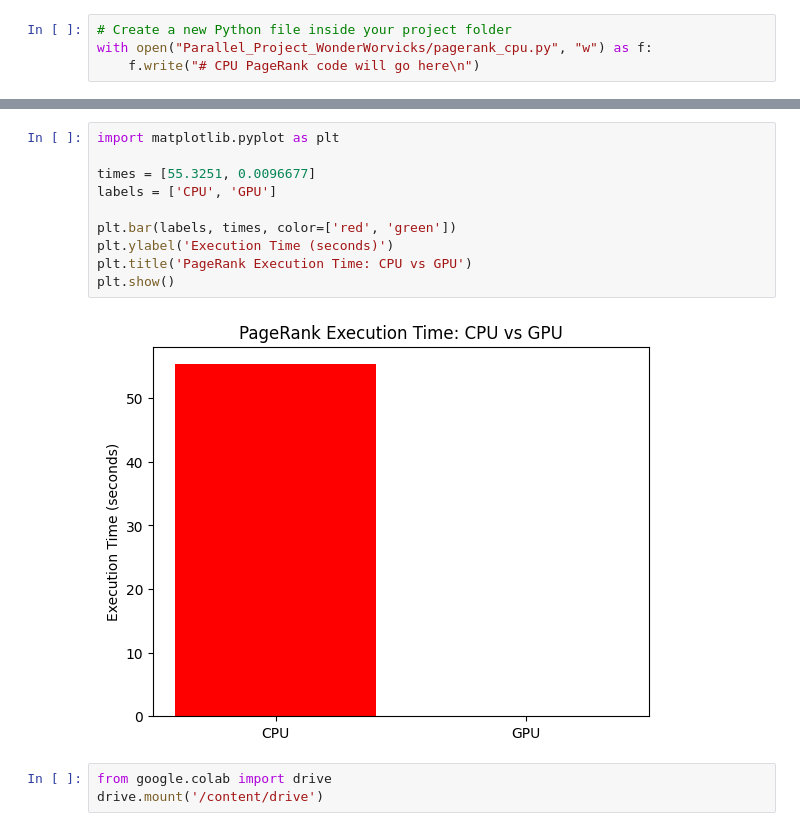
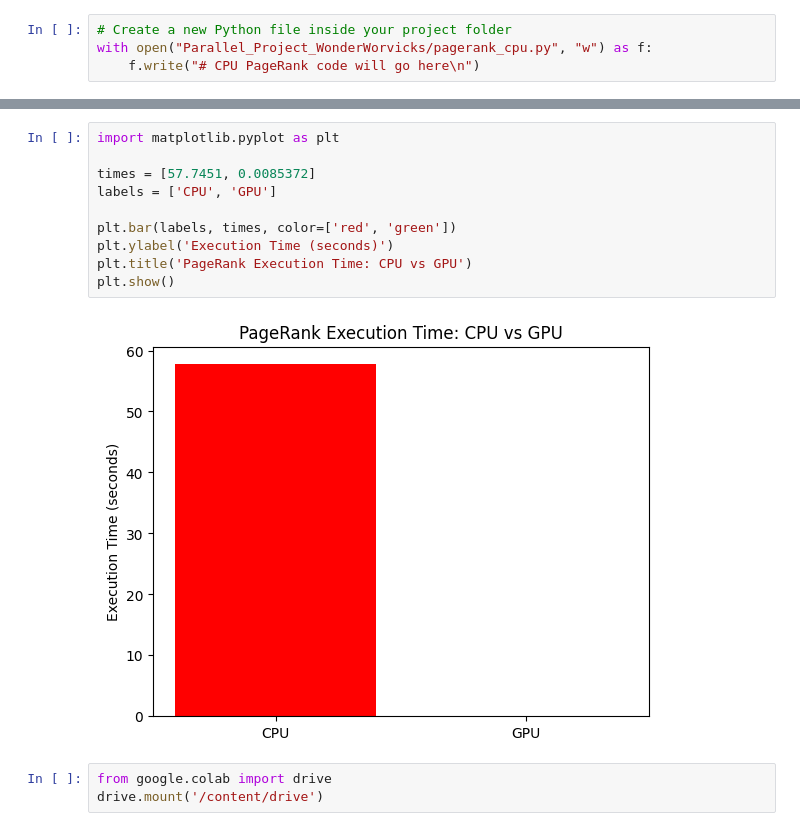
Before and after one commit to KashishAgarwal0/BFS-DFS-PageRank_Parallel-DC, a Jupyter notebook: Parallel_Project.ipynb, the cells around one changed output, grey strips where cells are left out. Cells and saved outputs as stored; diff of their text form.

```diff
--- a/Parallel_Project.ipynb
+++ b/Parallel_Project.ipynb
@@ -172,15 +357,15 @@ GPU PageRank finished in 9.6697 ms
 # %%
 import matplotlib.pyplot as plt
 
-times = [55.3251, 0.0096677]
+times = [57.7451, 0.0085372]
 labels = ['CPU', 'GPU']
 
 plt.bar(labels, times, color=['red', 'green'])
 plt.ylabel('Execution Time (seconds)')
 plt.title('PageRank Execution Time: CPU vs GPU')
 plt.show()
 # %% [output]
-[figure, old version]
+[figure, new version]
 # %%
 from google.colab import drive
 drive.mount('/content/drive')
```
Also changed, not shown: parts of 17 cells of this notebook.
